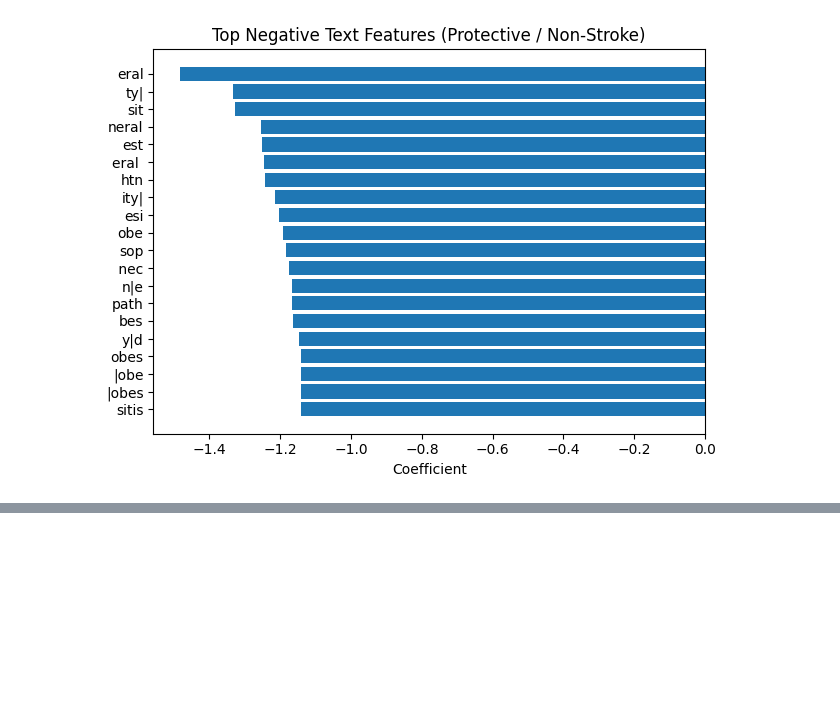
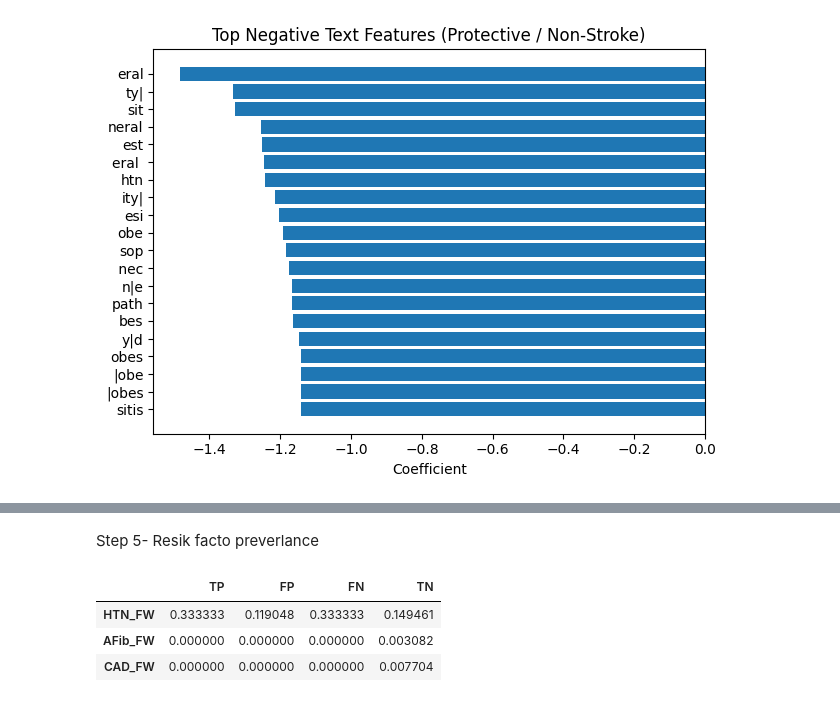
Before and after one commit to Hemn-Khdr/Multi-Model-AI, a Jupyter notebook: Phase3.ipynb, the cells around one changed output, grey strips where cells are left out. Cells and saved outputs as stored; diff of their text form; code cells hidden in the pictures; blank space fills up the shorter version.

```diff
--- a/Phase3.ipynb
+++ b/Phase3.ipynb
@@ -3386,0 +3362,9 @@ plt.show()
+# %%
+# ============================================================
+# Step 2: Predictions
+# ============================================================
+
+y_true = test_df["y"].values
+
+y_probs = multimodal_test_probs["IntermediateFusion_LR"]
+y_pred = (y_probs >= best_threshold).astype(int)
@@ -3386,0 +3426,22 @@ plt.show()
+# %% [markdown]
+Step 5- Resik facto preverlance
+# %%
+# ============================================================
+# Step 5: Binary risk factors
+# ============================================================
+
+BIN_FEATURES = ['HTN_FW', 'AFib_FW', 'CAD_FW']
+
+risk_stats = pd.DataFrame({
+    "TP": TP[BIN_FEATURES].mean(),
+    "FP": FP[BIN_FEATURES].mean(),
+    "FN": FN[BIN_FEATURES].mean(),
+    "TN": TN[BIN_FEATURES].mean(),
+})
+
+display(risk_stats)
+# %% [output]
+|  | TP | FP | FN | TN |
+| HTN_FW | 0.333333 | 0.119048 | 0.333333 | 0.149461 |
+| AFib_FW | 0.000000 | 0.000000 | 0.000000 | 0.003082 |
+| CAD_FW | 0.000000 | 0.000000 | 0.000000 | 0.007704 |
```
Also changed, not shown: parts of 16 cells of this notebook.
